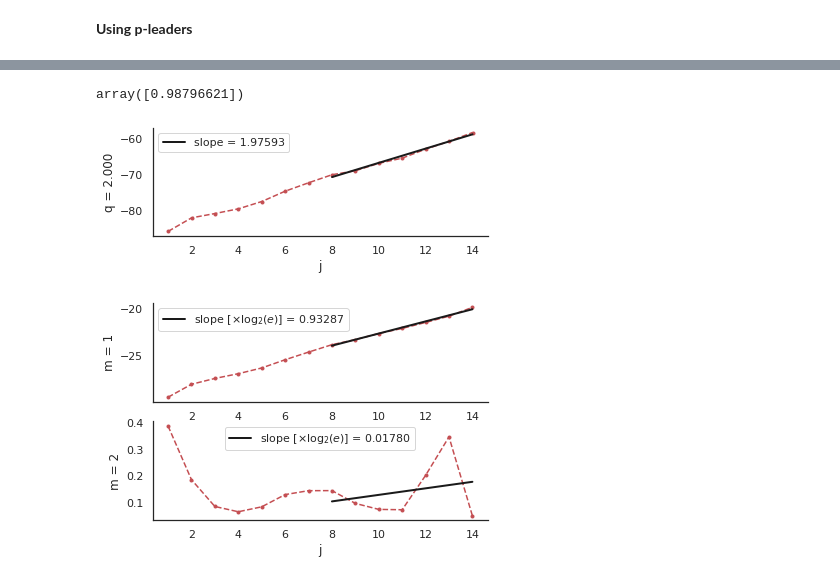
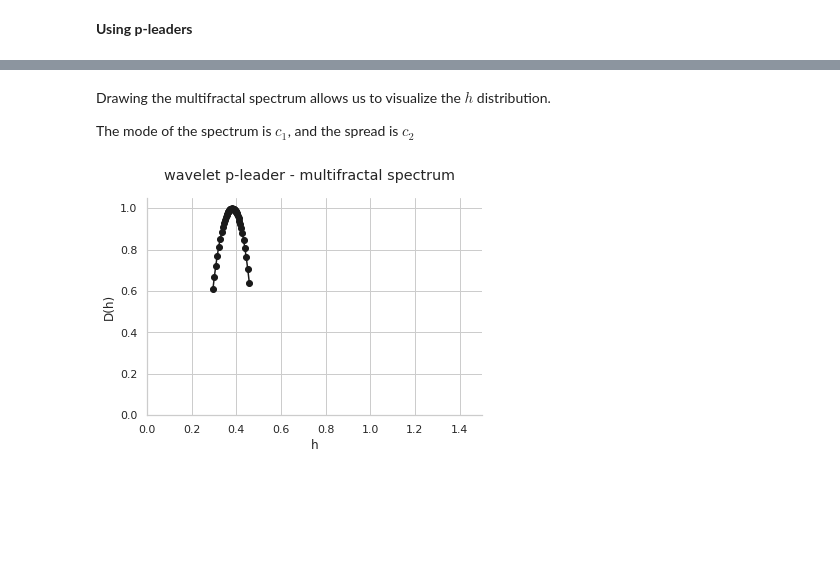
Before and after one commit to neurospin/pymultifracs, a Jupyter notebook: examples/Demo-real.ipynb, the cells around one changed output, grey strips where cells are left out. Cells and saved outputs as stored; diff of their text form; code cells hidden in the pictures; blank space fills up the shorter version.

```diff
--- a/examples/Demo-real.ipynb
+++ b/examples/Demo-real.ipynb
@@ -89,0 +75,2 @@ plt.ylim((-85, -70))
+# %%
+j2 = np.floor(np.log2(len(X)) - 3)
@@ -96,2 +88,3 @@ WT = wavelet_analysis(X, j1=10, j2=14, p_exp=2)
 # %%
-estimate_hmin(WT.wt_coefs, 10, WT.j2_eff, weighted=True)
+WT = wavelet_analysis(X, j1=j1, j2=j2, gamint=0.0)
+hmin, _ = estimate_hmin(WT.wt_coefs, 10, WT.j2_eff, weighted=True)
@@ -157,6 +113,6 @@ from pymultifracs.utils import build_q_log
 # %%
 dwt, lwt = mfa.mf_analysis_full(X,
-    j1=8, j2=14,
+    j1=j1, j2=WT.j2_eff,
     q = build_q_log(1, 10, 20),
     n_cumul=2,
     p_exp=2,
@@ -208,25 +170,9 @@ plt.savefig(figure_folder + 'mfs.pdf')
-# %%
-dwt, lwt = mfa.mf_analysis_full(X,
-    j1=8, j2=14,
-    q = [2],
-    n_cumul=2,
-    p_exp=2,
-    gamint=1.0,
-    weighted=False
-)
-# %%
-dwt.structure.H
-# %% [output]
-array([0.98796621])
-# %%
-dwt.structure.plot(figsize=(6, 2))
-plt.suptitle('')
-sns.despine()
-# %% [output]
-[figure, removed]
+# %% [markdown]
+Drawing the multifractal spectrum allows us to visualize the $h$ distribution.
+
+The mode of the spectrum is $c_1$, and the spread is $c_2$
 # %%
-lwt.cumulants.plot(nrow=3)
-plt.suptitle('')
+lwt.spectrum.plot()
 sns.despine()
 # %% [output]
-[figure, old version]
+[figure, new version]
```
Also changed, not shown: parts of 80 cells of this notebook, 6 other files.
